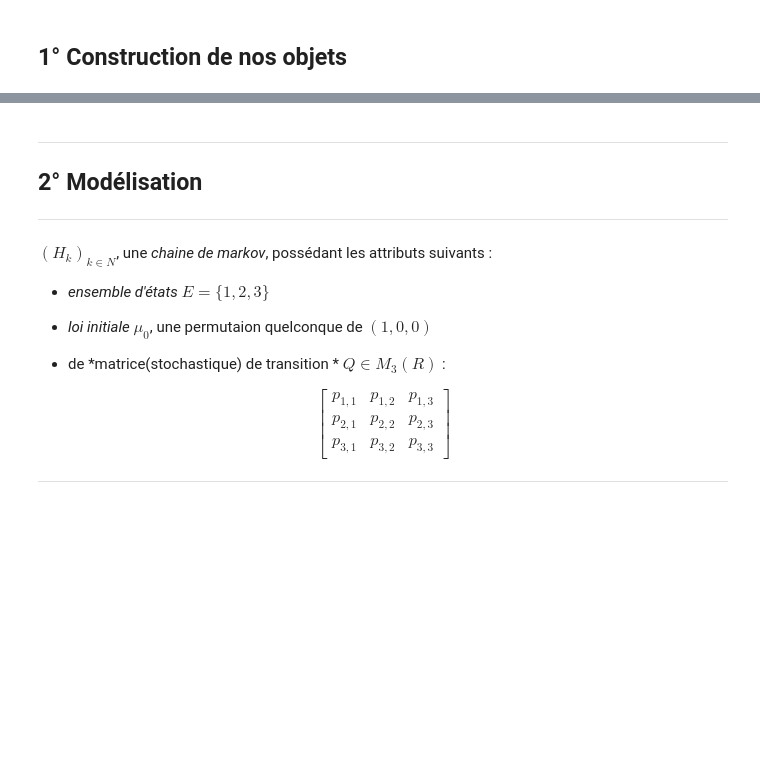
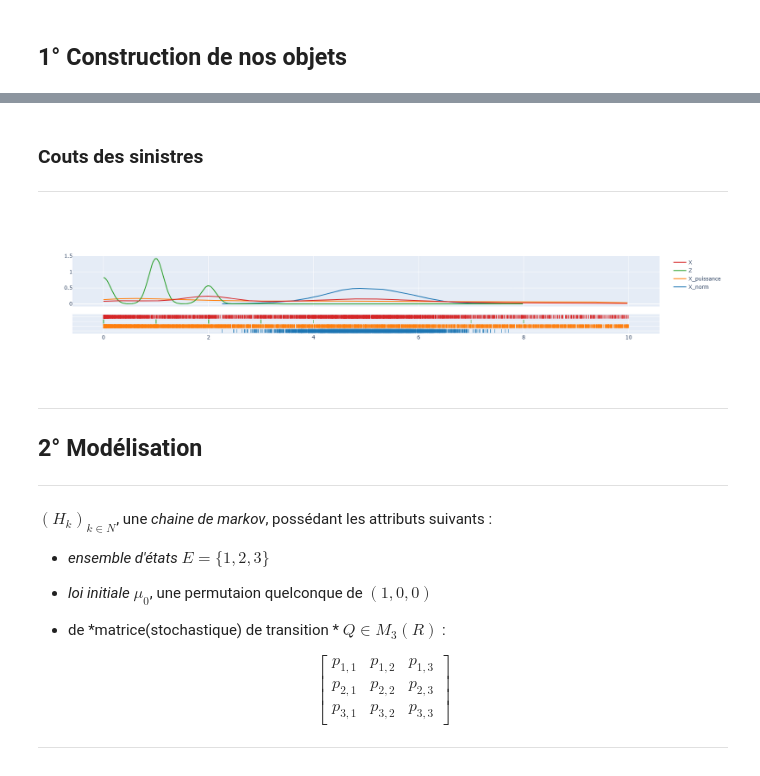
Before and after one commit to LaboiteNoire/techniques-de-simulations-, a Jupyter notebook: main.ipynb, the cells around one changed output, grey strips where cells are left out. Drawn from its saved outputs; the diff is of its cells as text; code cells hidden in the pictures; blank space fills up the shorter version.

```diff
--- a/main.ipynb
+++ b/main.ipynb
@@ -201,3 +220,47 @@ Parametres du modèle :
+# %%
+ProjectSettings = Settings(lambda_01=1.471e-04, lambda_02=7.786e-03, lambda_03=3.510e-2, c=3, u=10000, b=4000, alpha=0.4, a=10, x_0=3000, N=1000)
+# %% [markdown]
+### Couts des sinistres
+---
+# %%
+class Sinistre():
+    def __init__(self, settings=ProjectSettings, p=get_a_random_distribution(n=10)):
+        self.settings = settings
+        self.p = p
+    def f_norm(self, x : float):
+        """f_norm est la loi selon  laquelle on doit simuler pour obtenir Pnorm"""
+        ind = (x >= 0) & (x <= self.settings.parameters["b"])
+        return ind*(np.exp(-((x - self.settings.parameters["x 0"])**2) / (2 * self.settings.parameters["sigma"]**2)) * (1 + np.cos(2*np.pi*(x - self.settings.parameters["x 0"])/self.settings.parameters["delta"])**2))
+    def g(self, x : float):
+        return (1 / (np.sqrt(2*np.pi)*self.settings.parameters["sigma"])) * np.exp(-((x - self.settings.parameters["x 0"])**2) / (2 * self.settings.parameters["sigma"]**2))
+    def f_norm_run(self):
+        while True:
+            X = np.random.normal(self.settings.parameters["x 0"], self.settings.parameters["sigma"])
+            Y = np.random.uniform(0, 2*np.sqrt(2*np.pi)*self.settings.parameters["sigma"])
+            if Y*self.g(x=X) <= self.f_norm(x=X):
+                return X #condition d'acceptation, boucle brisée
+    def loi_de_puissance_run(self):
+        return self.settings.parameters["a"]*(1 - rd.random())**(1/(1-self.settings.parameters["alpha"]))
+    def loi_z_run(self):
+        M = np.max(self.p)
+        k = len(self.p)
+        while True:
+            I = np.random.randint(0, k)
+            U = np.random.uniform(0, M)
+            if U <= self.p[I]:
+                return I #condition d'acceptation, boucle brisée
+    def loi_X_run(self):
+        z = self.loi_z_run()
+        return (z == 0)*self.f_norm_run() + (z == 1)*self.loi_de_puissance_run() + (z > 1)*z
+    def empiricLikelihood(self, n=4000):
+        hist_data = [[self.f_norm_run() for i in range(n)],[self.loi_de_puissance_run() for i in range(n)],[self.loi_z_run() for i in range(n)],[self.loi_X_run() for i in range(n)]]
+        group_labels = ["X_norm", "X_puissance","Z","X"]
+        fig = ff.create_distplot(hist_data, group_labels, show_hist=False)
+        fig.show()
+test = Sinistre(settings=Settings(lambda_01=1.471e-04, lambda_02=7.786e-03, lambda_03=3.510e-2, c=0.1, u=10000, b=10, alpha=0.4, a=10, x_0=5))
+test.empiricLikelihood()
+# %% [output]
+[figure, added]
 # %% [markdown]
 ---
 ## 2° Modélisation
```
Also changed, not shown: parts of 17 cells of this notebook, 10 other files.
